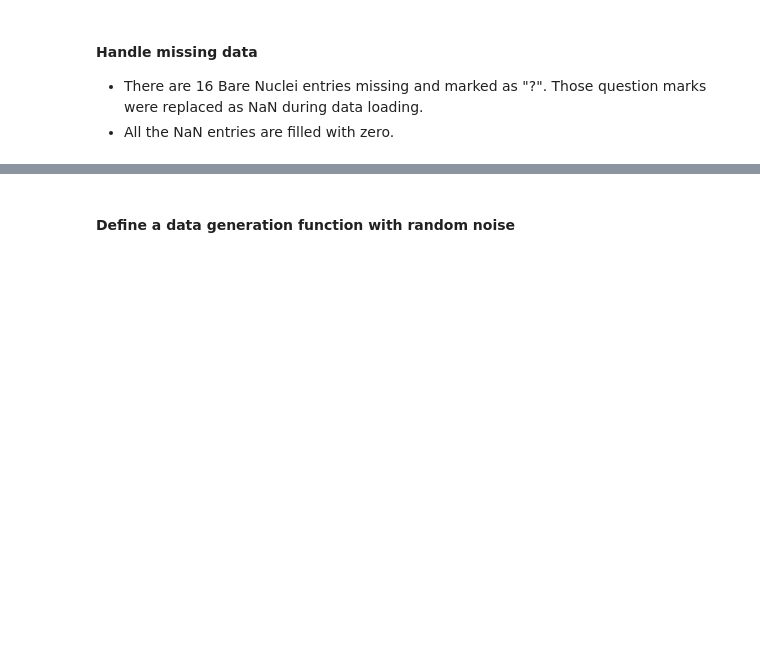
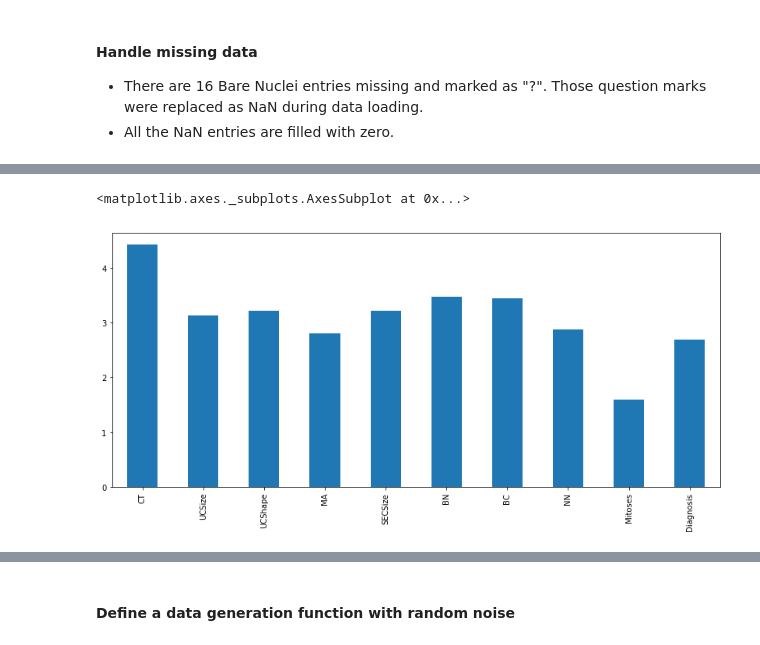
Before and after one commit to VikramSuriyanarayanan/machine-learning, a Jupyter notebook: capstone/capstone.ipynb, the cells around one changed output, grey strips where cells are left out. Cells and saved outputs as stored; diff of their text form; code cells hidden in the pictures; blank space fills up the shorter version.

```diff
--- a/capstone/capstone.ipynb
+++ b/capstone/capstone.ipynb
@@ -39,3 +39,11 @@ data.describe()
 | 50% | 4.000000 | 1.000000 | 1.000000 | 1.000000 | 2.000000 | 1.000000 | 3.000000 | 1.000000 | 1.000000 | 2.000000 |
 | 75% | 6.000000 | 5.000000 | 5.000000 | 4.000000 | 4.000000 | 5.000000 | 5.000000 | 4.000000 | 1.000000 | 4.000000 |
 | max | 10.000000 | 10.000000 | 10.000000 | 10.000000 | 10.000000 | 10.000000 | 10.000000 | 10.000000 | 10.000000 | 4.000000 |
+# %%
+# Import Seaborn, a very powerful library for Data Visualisation
+import seaborn as sns
+data_mean = data.describe().loc['mean']
+data_mean.plot(kind='bar', figsize=(14,6))
+# %% [output]
+<matplotlib.axes._subplots.AxesSubplot at 0x...>
+[figure, added]
```
Also changed, not shown: parts of 13 cells of this notebook.
